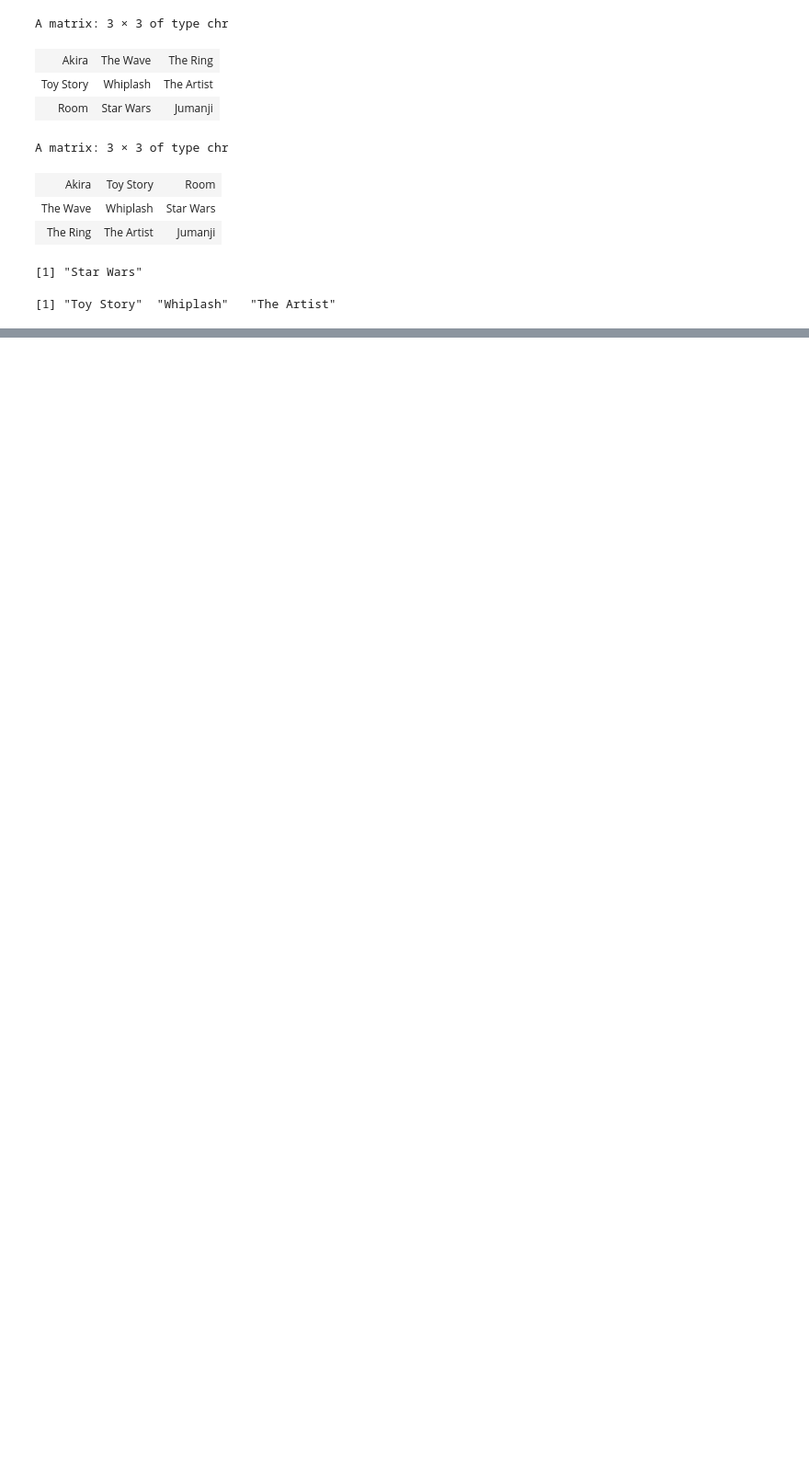
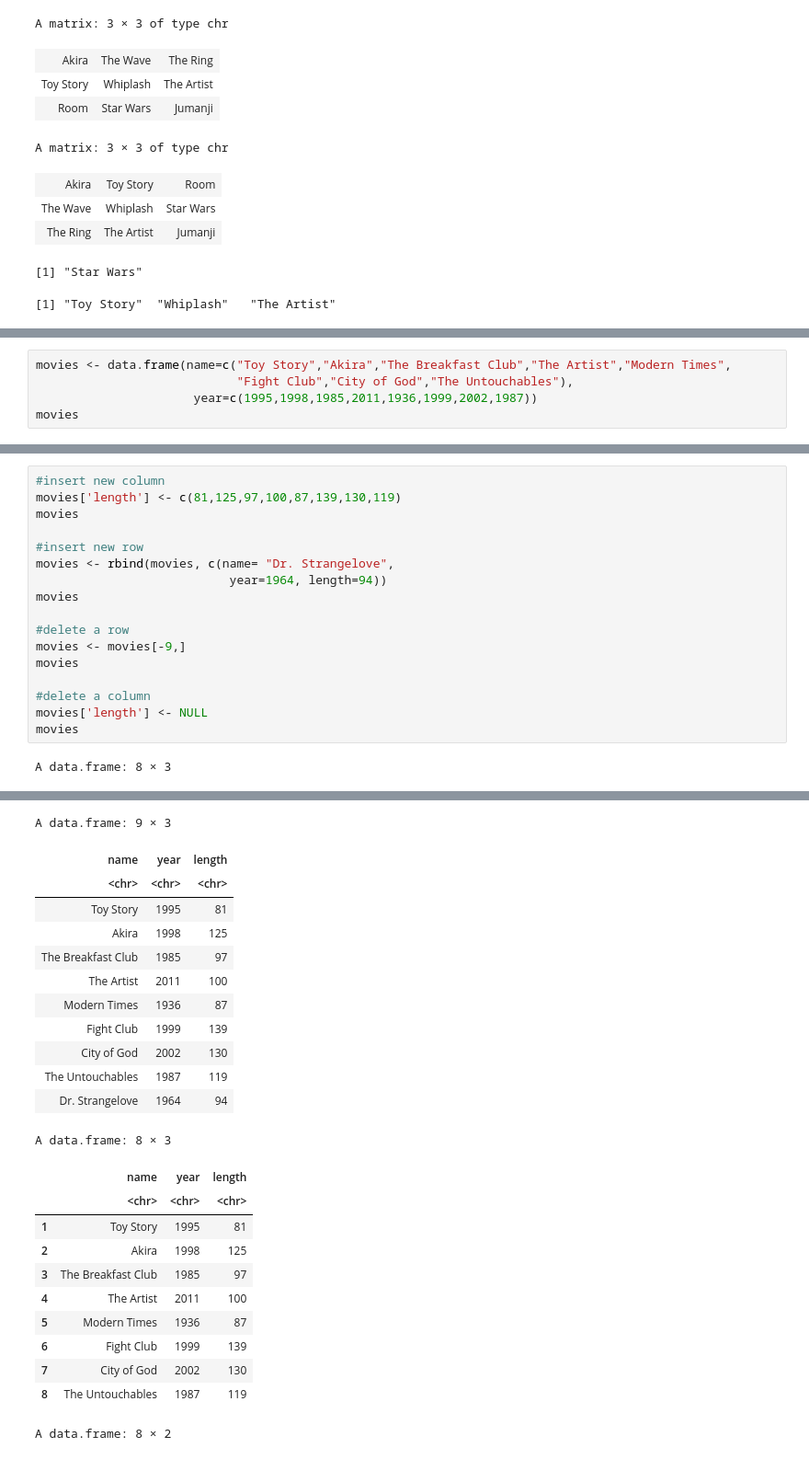
Before and after one commit to elden-l0rd/personal, a Jupyter notebook: 2022 winter hol/Intro to R.ipynb, the cells around one changed output, grey strips where cells are left out. Shown at 92% size. Saved outputs shown, nothing was run; the diff lists cells and outputs as text; blank space fills up the shorter version.

```diff
--- a/2022 winter hol/Intro to R.ipynb
+++ b/2022 winter hol/Intro to R.ipynb
@@ -257,0 +263,5 @@ A matrix: 3 × 3 of type chr
+# %%
+movies <- data.frame(name=c("Toy Story","Akira","The Breakfast Club","The Artist","Modern Times",
+                            "Fight Club","City of God","The Untouchables"),
+                      year=c(1995,1998,1985,2011,1936,1999,2002,1987))
+movies
@@ -257,0 +334,19 @@ A matrix: 3 × 3 of type chr
+# %%
+#insert new column
+movies['length'] <- c(81,125,97,100,87,139,130,119)
+movies
+
+#insert new row
+movies <- rbind(movies, c(name= "Dr. Strangelove",
+                           year=1964, length=94))
+movies
+
+#delete a row
+movies <- movies[-9,]
+movies
+
+#delete a column
+movies['length'] <- NULL
+movies
+# %% [output]
+A data.frame: 8 × 3
@@ -257,0 +363,24 @@ A matrix: 3 × 3 of type chr
+A data.frame: 9 × 3
+| name | year | length |
+| <chr> | <chr> | <chr> |
+| Toy Story | 1995 | 81 |
+| Akira | 1998 | 125 |
+| The Breakfast Club | 1985 | 97 |
+| The Artist | 2011 | 100 |
+| Modern Times | 1936 | 87 |
+| Fight Club | 1999 | 139 |
+| City of God | 2002 | 130 |
+| The Untouchables | 1987 | 119 |
+| Dr. Strangelove | 1964 | 94 |
+A data.frame: 8 × 3
+|  | name | year | length |
+|  | <chr> | <chr> | <chr> |
+| 1 | Toy Story | 1995 | 81 |
+| 2 | Akira | 1998 | 125 |
+| 3 | The Breakfast Club | 1985 | 97 |
+| 4 | The Artist | 2011 | 100 |
+| 5 | Modern Times | 1936 | 87 |
+| 6 | Fight Club | 1999 | 139 |
+| 7 | City of God | 2002 | 130 |
+| 8 | The Untouchables | 1987 | 119 |
+A data.frame: 8 × 2
```
Also changed, not shown: parts of 6 cells of this notebook.
